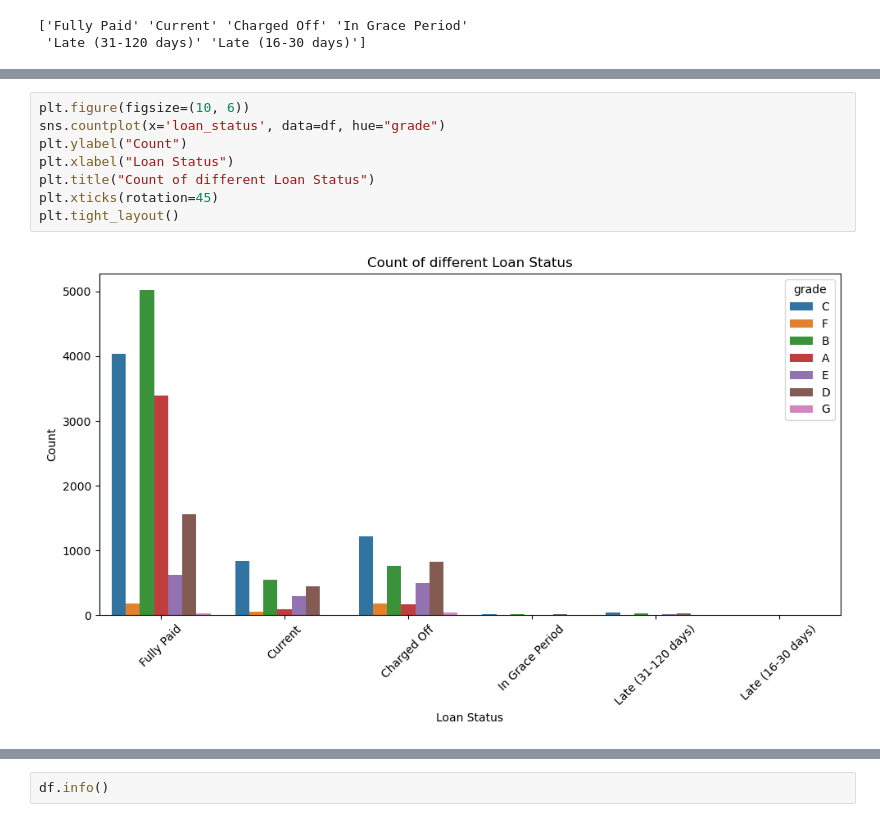
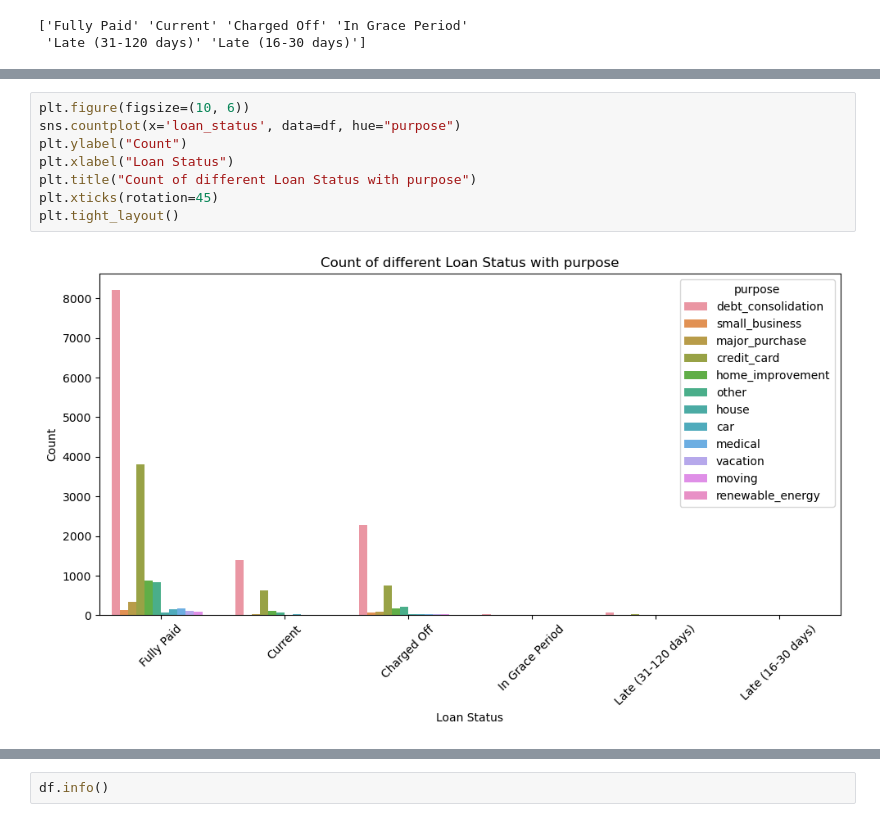
Before and after one commit to MaSOouD69/Loan-Status-predictor-tool, a Jupyter notebook: 2. EDA EXPLORE EXTREME.ipynb, the cells around one changed output, grey strips where cells are left out. Drawn from its saved outputs; the diff is of its cells as text.

```diff
--- a/2. EDA EXPLORE EXTREME.ipynb
+++ b/2. EDA EXPLORE EXTREME.ipynb
@@ -67,10 +87,10 @@ print(df['loan_status'].unique())
 # %%
 plt.figure(figsize=(10, 6))
-sns.countplot(x='loan_status', data=df, hue="grade")
+sns.countplot(x='loan_status', data=df, hue="purpose")
 plt.ylabel("Count")
 plt.xlabel("Loan Status")
-plt.title("Count of different Loan Status")
+plt.title("Count of different Loan Status with purpose")
 plt.xticks(rotation=45)
 plt.tight_layout()
 # %% [output]
-[figure, old version]
+[figure, new version]
```
Also changed, not shown: parts of 16 cells of this notebook.
